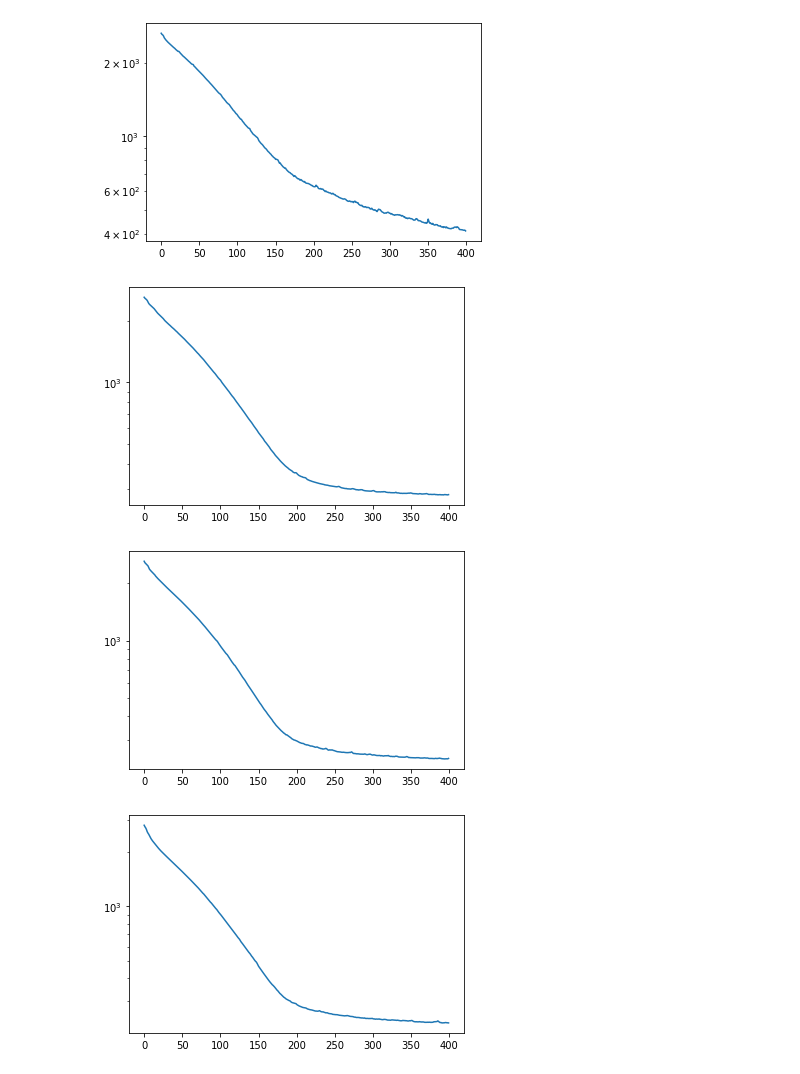
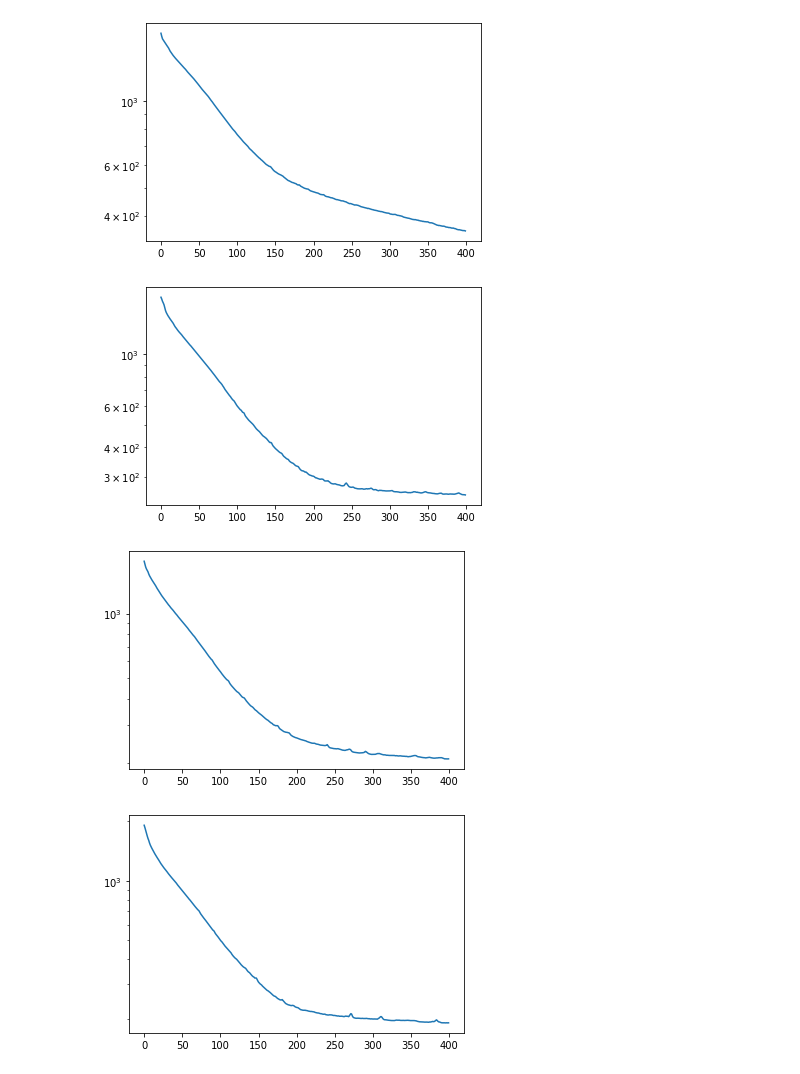
Before and after one commit to jvallikivi/mlmi4-vcl, a Jupyter notebook: Generative_NOT_MNIST.ipynb, the cells around one changed output. Saved outputs shown, nothing was run; the diff lists cells and outputs as text; code cells hidden in the pictures.

```diff
--- a/Generative_NOT_MNIST.ipynb
+++ b/Generative_NOT_MNIST.ipynb
@@ -62,8 +62,8 @@ class Encoder(nn.Module):
         super(Encoder, self).__init__()
         self.x_to_h = nn.ModuleList( [self.get_layer(input_size, in_features, True)] +
                                     [self.get_layer(in_features, in_features, True) for _ in range(n_layers - 1)]).to(device)
-        self.head = nn.ModuleList([self.get_layer(in_features, out_features, True) for _ in range(n_layers - 1)]
-                                    + [self.get_layer(in_features, out_features)]).to(device)
+        self.head = nn.ModuleList([self.get_layer(in_features, out_features, True) for _ in range(2)]).to(device)
+                                    # + [self.get_layer(in_features, out_features)]).to(device)
 
 
     def get_layer(self, in_feature, out_features, activation=False):
@@ -83,18 +112,17 @@ class VCL_Generator(nn.Module):
 
         self.encoder = Encoder(input_size=x_dim,
                                 in_features=h_dim,
-                                out_features=z_dim*2,
+                                out_features=z_dim,
                                 n_layers=nencoder_layers).to(device)
         self.x_to_h = self.encoder.x_to_h#.to(device)
-        self.encoder_head = self.encoder.head[-1]#.to(device)
+        self.encoder_head = self.encoder.head#.to(device)
 
         ######GENERATOR PART
 
 
         self.decoder_head = nn.ModuleList([BayesLinear(z_dim, h_dim)] +
                                           [BayesLinear(h_dim, h_dim) for _ in range(self.ndecoder_layers)]).to(device)
-        self.h_to_x = nn.ModuleList([BayesLinear(h_dim, h_dim) for _ in range(self.ndecoder_layers)] +
-                                    [BayesLinear(h_dim, x_dim)]).to(device)
+        self.h_to_x = nn.ModuleList( [BayesLinear(h_dim, x_dim)]).to(device)
 
 
         # define a layer dict
@@ -143,8 +171,9 @@ class VCL_Generator(nn.Module):
         for layer in self.x_to_h:
             x = layer(x)
             x = nn.ReLU()(x)
-        o = self.encoder_head(x)
-        return o[:, :self.z_dim], o[:, self.z_dim:]
+        loc = self.encoder_head[0](x)
+        log_scale = self.encoder_head[1](x)
+        return loc, log_scale
 
 
     def decoder_forward(self, z, sampling=False):
@@ -167,7 +196,9 @@ class VCL_Generator(nn.Module):
             logscales.append(scale)
         return locs, logscales
 
-    def calculate_loss(self, x, n_particles=10, dataset_size=6000):
+    def calculate_loss(self, x,
+                    #    y,
+                       n_particles=10, dataset_size=6000):
 
         locs, logscales = self.get_params()
         # calculate KL between "prior" and posterior
@@ -222,7 +253,7 @@ def get_alpha(task_idx):
     class_data = torch.concatenate([item for item, label in image_folder if label==task_idx])
     class_data = nn.Flatten()(class_data)
     data_size = class_data.shape[0]
-    test_size = data_size *143//1000
+    test_size = data_size *1//10
     perm = torch.randperm(data_size)
     train_idx = perm[:-test_size]
     test_idx = perm[-test_size:]
@@ -268,37 +271,43 @@ import copy
 previous_model = VCL_Generator(previous_model=None).to(device) # initialize a prior model
 lr = 0.001
 models = []
+test_data = []
 for alpha_id in range(10): #
     train_x, test_x = get_alpha(alpha_id)
     current_model = VCL_Generator(previous_model=previous_model, random_initialize=True).to(device)
     current_opt = torch.optim.Adam(current_model.parameters(), lr=lr)
     train_losses = []
     dataset_size = train_x.shape[0]
+    # if alpha_id == 0:
+    #     n_epochs = 600
+    # else:
+    n_epochs = 400
     for epoch in tqdm(range(n_epochs)):
         loss_batch = []
         for batch in range(int(np.ceil(train_x.shape[0] / batch_size))):
             batch_idx0 = batch * batch_size
             batch_idx1 = batch * batch_size + batch_size
 
             current_opt.zero_grad()
             loss = current_model.calculate_loss(x=train_x[batch_idx0: batch_idx1].to(device),
                                                 # y=train_y[batch_idx0: batch_idx1].to(device),
                                                 n_particles=10,
                                                 dataset_size=dataset_size
                                                 )
             loss.backward()
             nn.utils.clip_grad_value_(current_model.parameters(), 1)
             current_opt.step()
             loss_batch.append(loss.item())
         train_losses.append(np.mean(loss_batch))
+        test_data.append(test_x)
     plt.plot(train_losses)
     plt.yscale("log")
     plt.show()
     models.append(copy.copy(current_model))
     torch.save(current_model.state_dict(), f"models/model_task{alpha_id}")
     previous_model = current_model
 # %% [output]
-[figure, old version]
+[figure, new version]
-[figure, old version]
+[figure, new version]
-[figure, old version]
+[figure, new version]
-[figure, old version]
+[figure, new version]
```
Also changed, not shown: parts of 9 cells of this notebook.
